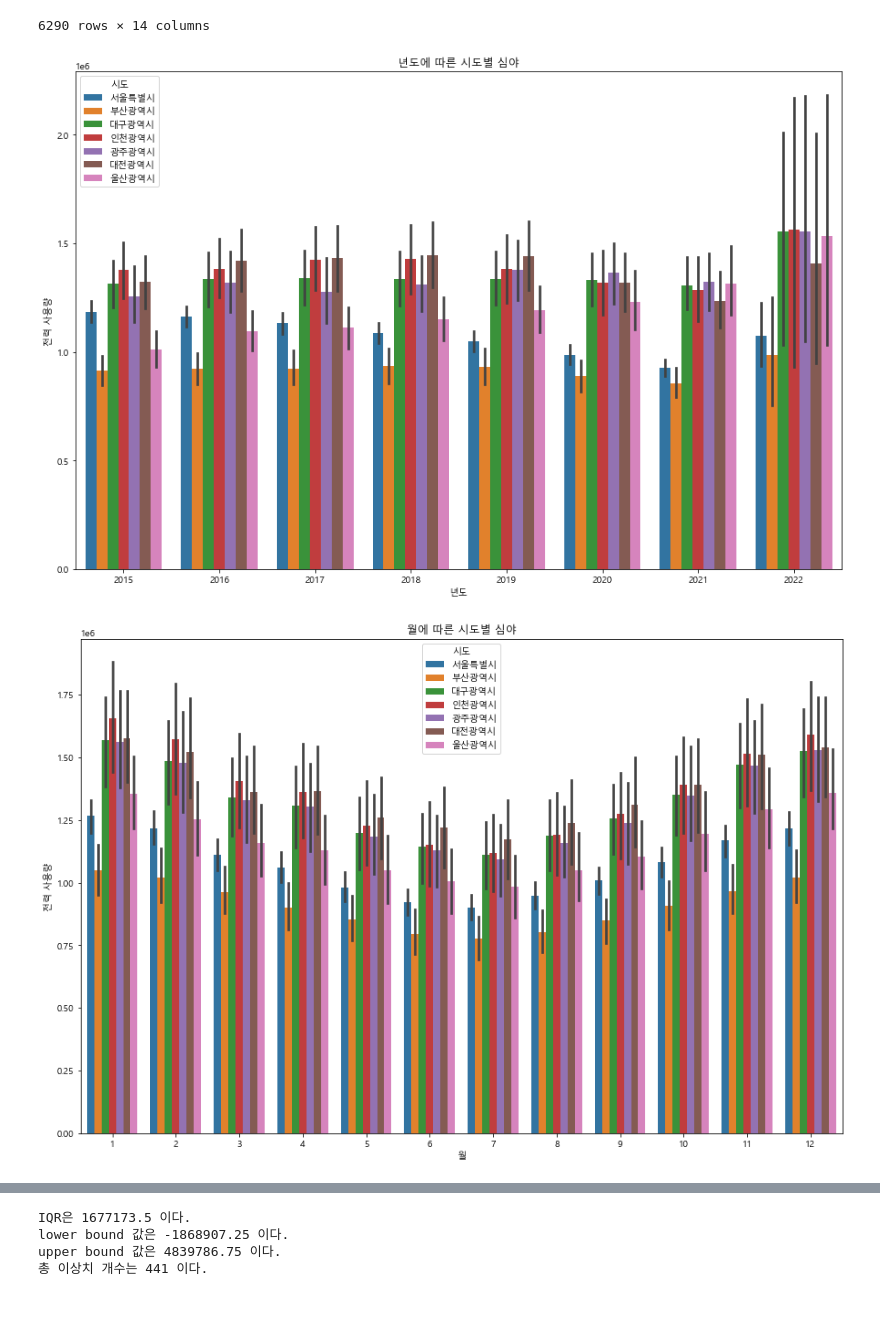
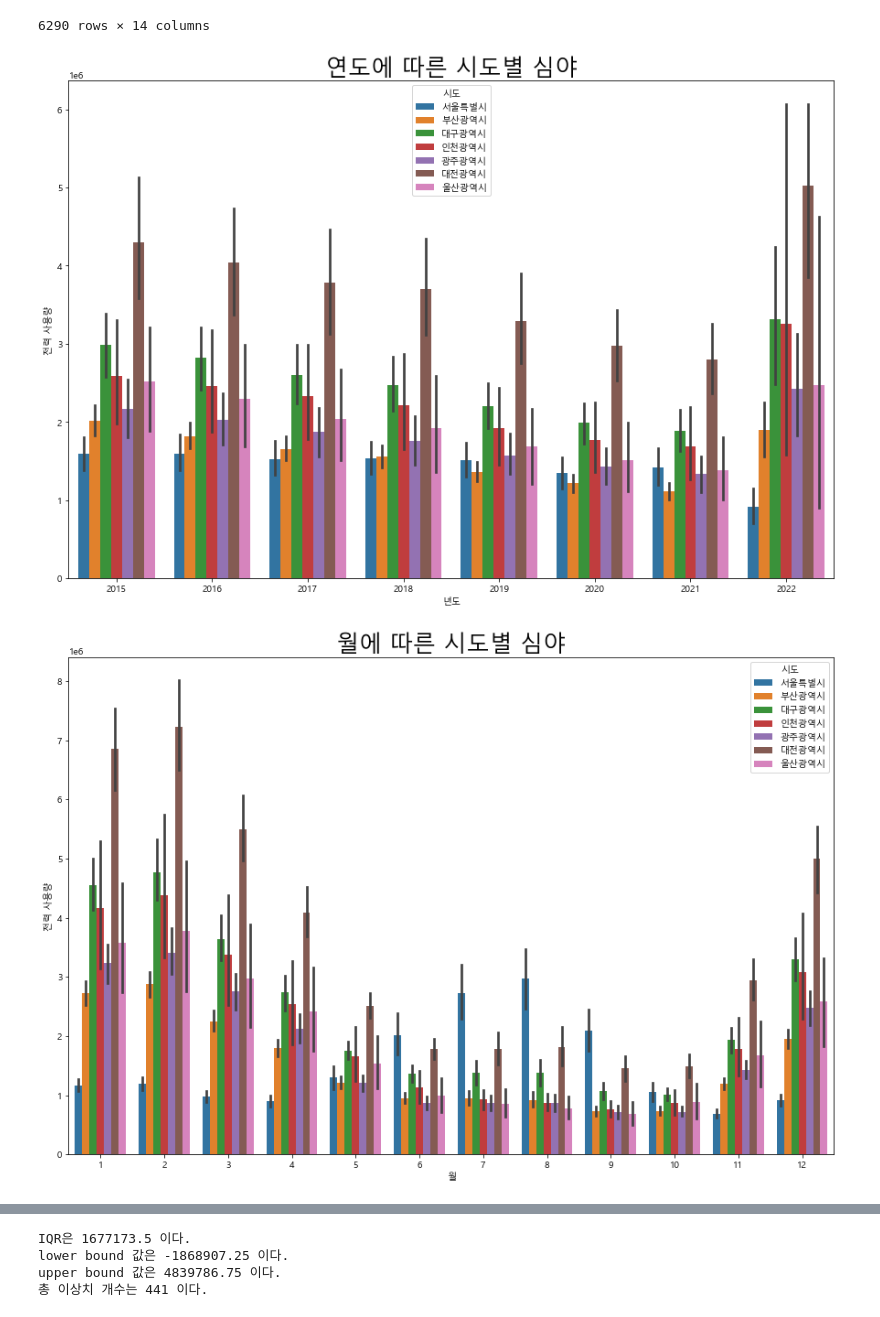
Before and after one commit to gyocheol/MachinLearning_project, a Jupyter notebook: 가로등과 심야 시각화.ipynb, the cells around one changed output, grey strips where cells are left out. Drawn from its saved outputs; the diff is of its cells as text; code cells hidden in the pictures.

```diff
--- a/가로등과 심야 시각화.ipynb
+++ b/가로등과 심야 시각화.ipynb
@@ -235,19 +255,19 @@ dn
 # %%
 plt.figure(figsize=(15, 10))
 
-splot = sns.barplot(data=sl, x='년도', y='전력 사용량', hue='시도')
-plt.title('년도에 따른 시도별 심야')
+splot = sns.barplot(data=dn, x='년도', y='전력 사용량', hue='시도')
+plt.title('연도에 따른 시도별 심야', fontsize=25)
 plt.show()
 sfig = splot.get_figure()
-# sfig.savefig('년도에 따른 시도별 심야.png')
+sfig.savefig('연도에 따른 시도별 심야.png')
 # %% [output]
-[figure, old version]
+[figure, new version]
 # %%
 plt.figure(figsize=(15, 10))
-splot = sns.barplot(data=sl, x='월', y='전력 사용량', hue='시도')
-plt.title('월에 따른 시도별 심야')
+splot = sns.barplot(data=dn, x='월', y='전력 사용량', hue='시도')
+plt.title('월에 따른 시도별 심야', fontsize=25)
 plt.show()
 sfig = splot.get_figure()
-# sfig.savefig('월에 따른 시도별 심야.png')
+sfig.savefig('월에 따른 시도별 심야.png')
 # %% [output]
-[figure, old version]
+[figure, new version]
```
Also changed, not shown: parts of 33 cells of this notebook, 9 other files.
